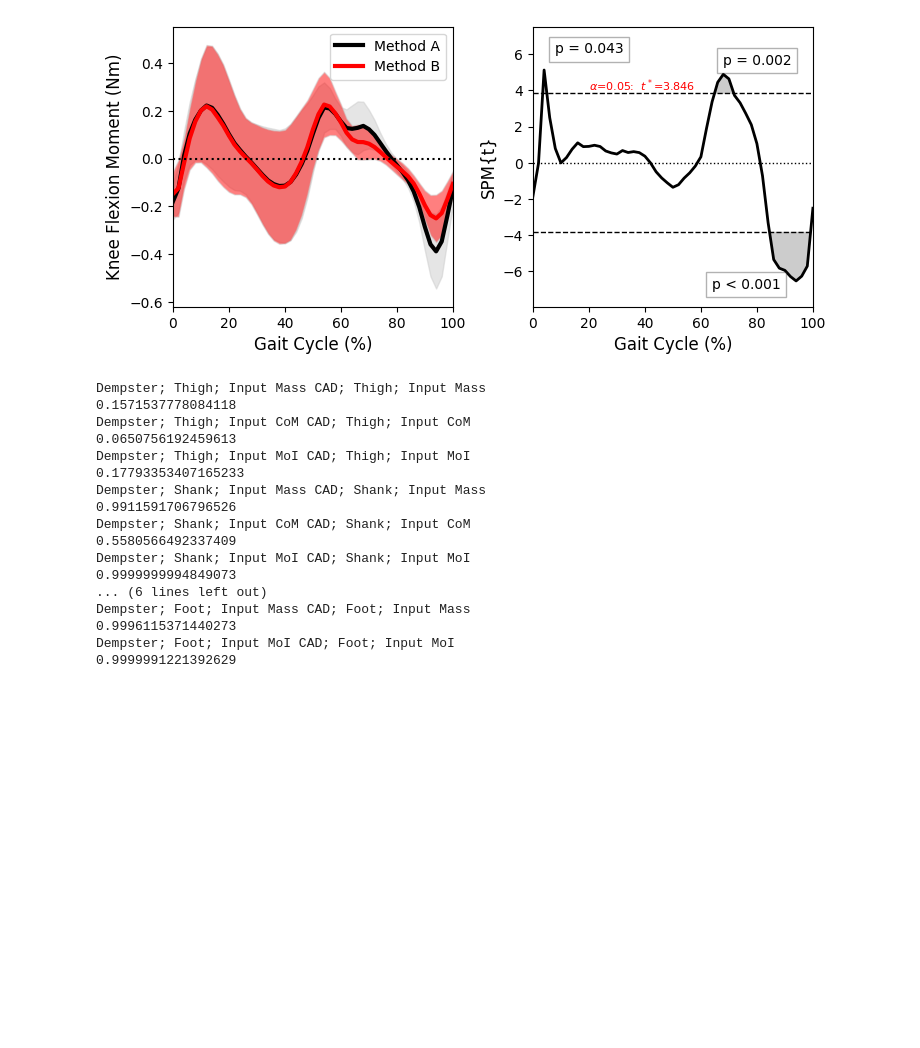
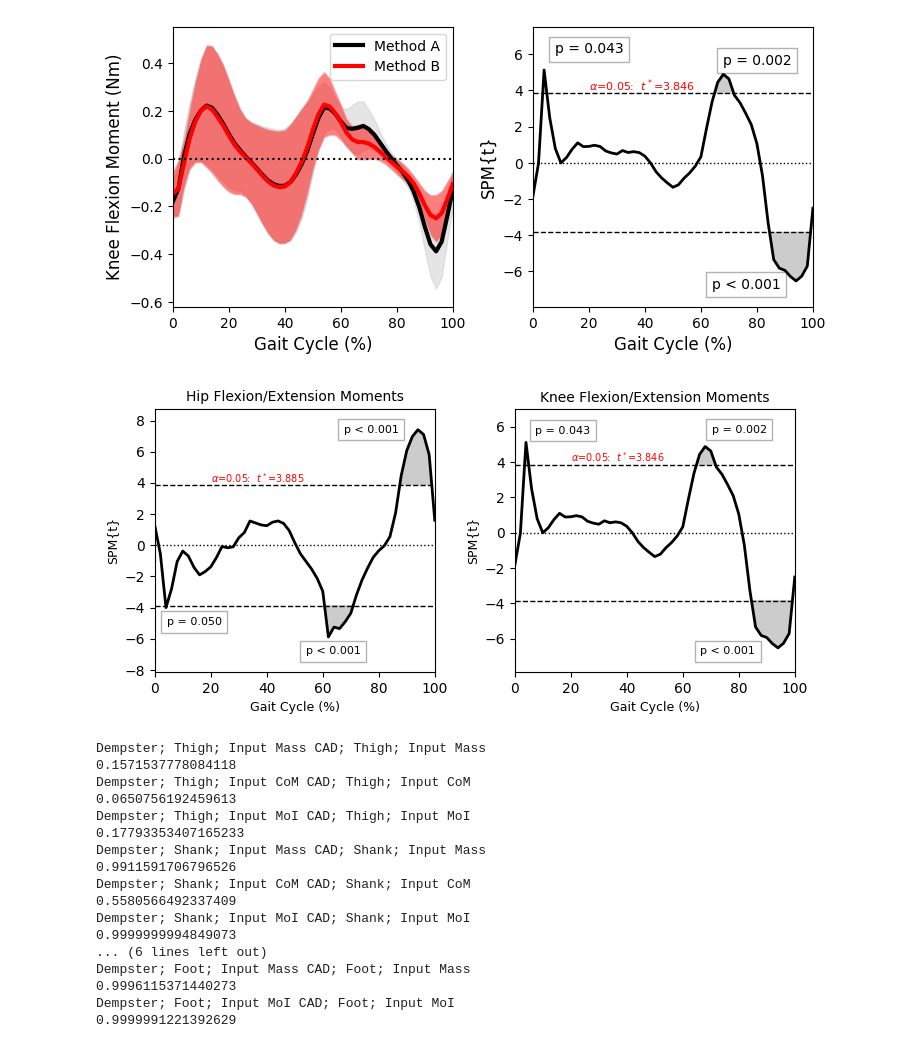
Before and after one commit to TimArthur391/My_MSc_Toolbox, a Jupyter notebook: Investigations/Analysis_of_data/Statistical_Analysis.ipynb, the cells around one changed output. Cells and saved outputs as stored; diff of their text form; code cells hidden in the pictures; blank space fills up the shorter version.

Commit message:
Formatted SPM graph fro ESMAC

```diff
--- a/Investigations/Analysis_of_data/Statistical_Analysis.ipynb
+++ b/Investigations/Analysis_of_data/Statistical_Analysis.ipynb
@@ -238,6 +238,8 @@ Y1 = np.array(hip_PyCGM2_moments, dtype='float64')
 alpha      = 0.05
 t          = spm1d.stats.ttest_paired(Y0.T, Y1.T) #repeats should be dimension 1, data should be dimension 2
 ti         = t.inference(alpha, two_tailed=True)
+
+ti1 = ti
 
 #plot:
 plt.close('all')
@@ -274,6 +276,8 @@ Y1 = np.array(knee_PyCGM2_moments, dtype='float64')
 alpha      = 0.05
 t          = spm1d.stats.ttest_paired(Y0.T, Y1.T)
 ti         = t.inference(alpha, two_tailed=True)
+
+ti2 = ti
 
 #plot:
 plt.close('all')
@@ -299,6 +303,31 @@ print('Index locations of gait cycle where significant differences were found (n
 # %% [output]
 Index locations of gait cycle where significant differences were found (n=50): [ 2 33 34 35 43 44 45 46 47 48 49]
 [figure]
+# %%
+plt.close('all')
+### plot mean and SD:
+plt.figure( figsize=(8, 3.5) )
+ax = plt.axes((0.1, 0.15, 0.35,0.75))
+ti1.plot(plot_ylabel=False)
+ti1.plot_threshold_label(fontsize=7, pos=(10,4))
+ti1.plot_p_values(size=8, offsets=[(5,-1), (-1,-2),(-8,1.7)])
+ax.set_xticklabels([0, 20, 40, 60, 80, 100])
+ax.set_xlabel('Gait Cycle (%)', fontsize=9)
+ax.set_ylabel('SPM{t}', fontsize=9)
+ax.set_title('Hip Flexion/Extension Moments', fontsize=10)
+
+ax = plt.axes((0.55,0.15,0.35, 0.75))
+ti2.plot(plot_ylabel=False)
+ti2.plot_threshold_label(fontsize=7, pos=(10,4))
+ti2.plot_p_values(size=8, offsets=[(6.5,1.5),(6,1.5),(-8,-1.2)])
+ax.set_xticklabels([0, 20, 40, 60, 80, 100])
+ax.set_xlabel('Gait Cycle (%)', fontsize=9)
+ax.set_ylabel('SPM{t}', fontsize=9)
+ax.set_title('Knee Flexion/Extension Moments', fontsize=10)
+
+plt.savefig('Outputs/SMP paired t-test of hip and knee flexion moments.jpg')
+# %% [output]
+[figure, added]
 # %%
 #Analyse Interial Parameter Data
 
```
